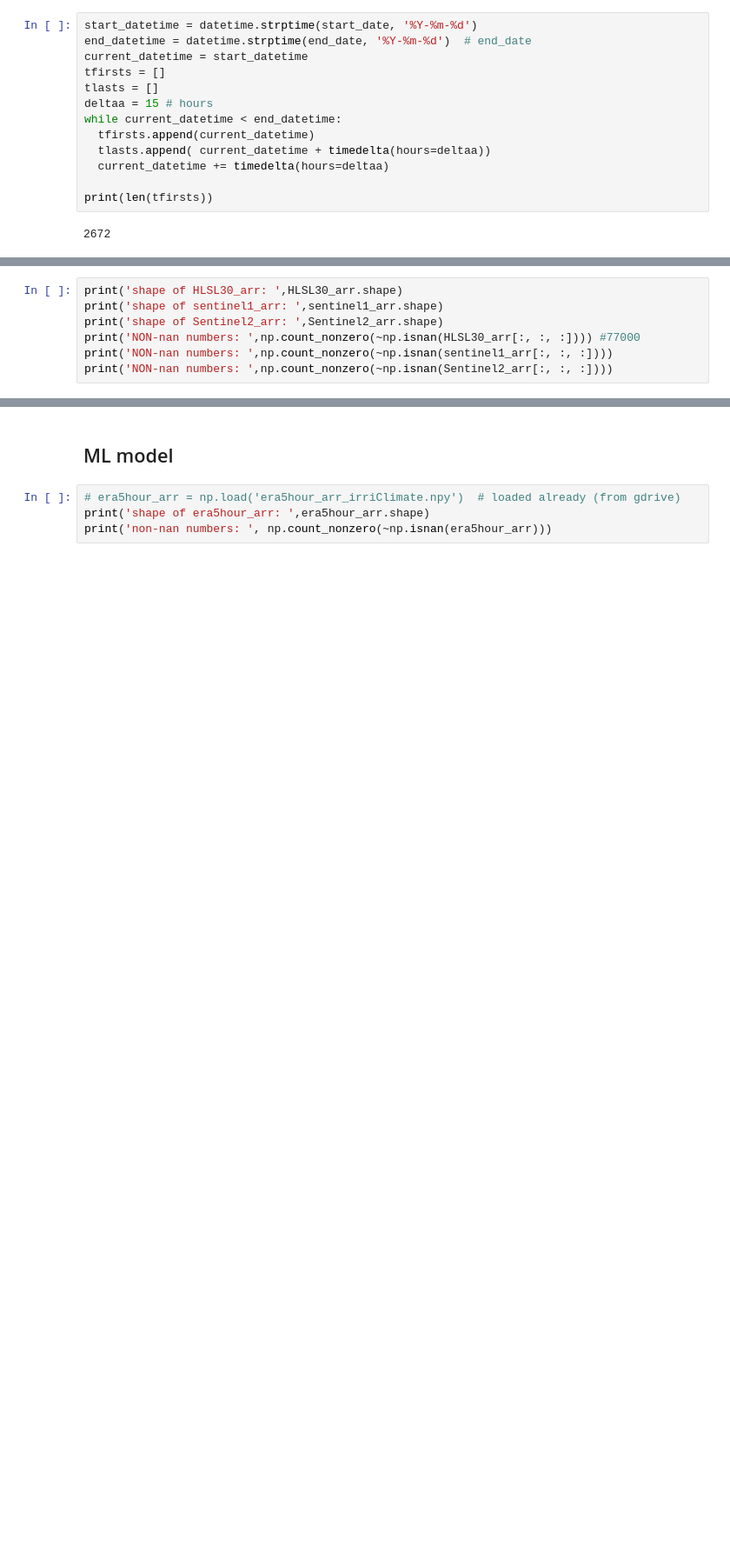
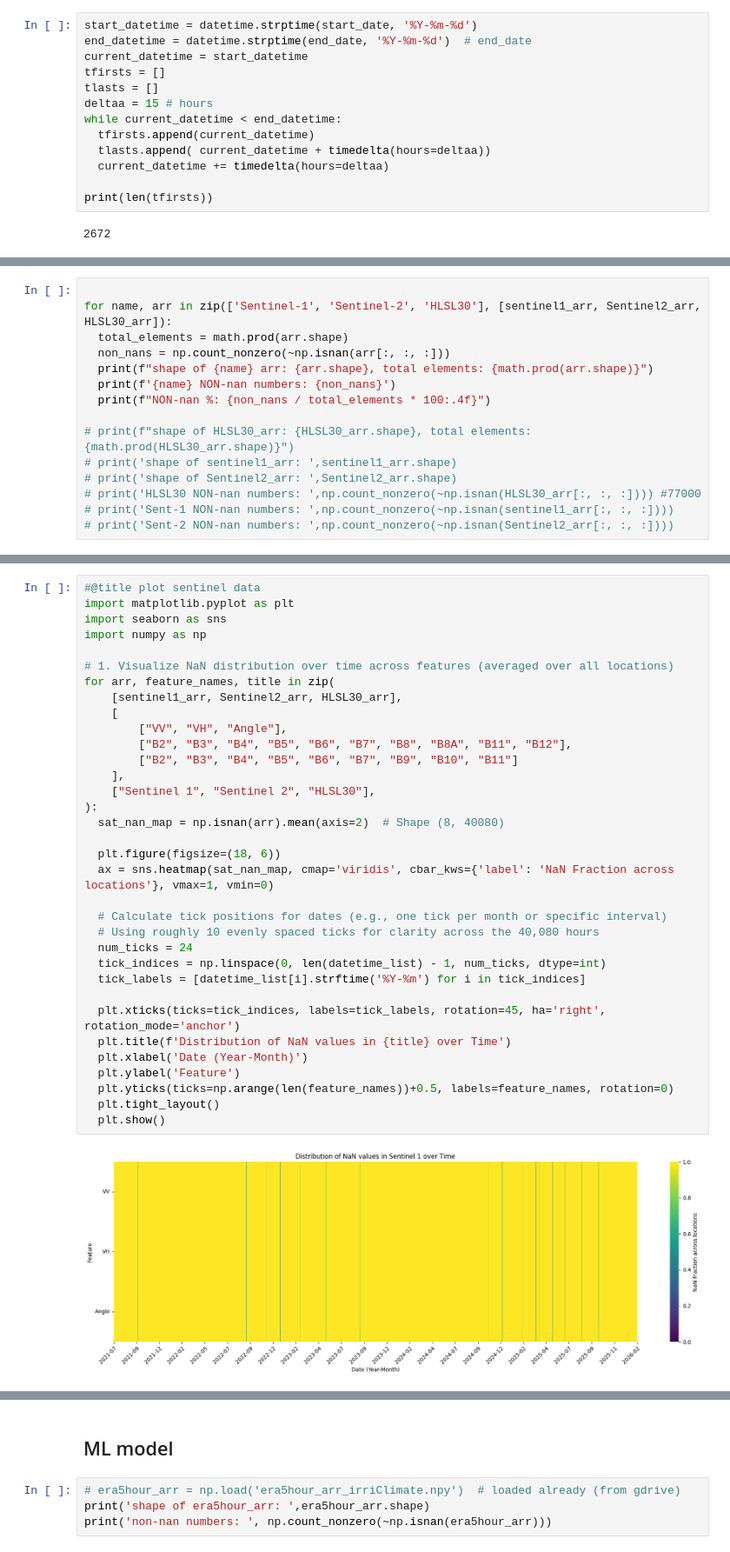
Before and after one commit to ilmcconnell/HRSM, a Jupyter notebook: HRSM_MAPPING_ML_pipeline_multiplePoints.ipynb, the cells around one changed output, grey strips where cells are left out. Shown at 87% size. Cells and saved outputs as stored; diff of their text form; blank space fills up the shorter version.

```diff
--- a/HRSM_MAPPING_ML_pipeline_multiplePoints.ipynb
+++ b/HRSM_MAPPING_ML_pipeline_multiplePoints.ipynb
@@ -1271,8 +1366,16 @@ done
 # %%
-print('shape of HLSL30_arr: ',HLSL30_arr.shape)
-print('shape of sentinel1_arr: ',sentinel1_arr.shape)
-print('shape of Sentinel2_arr: ',Sentinel2_arr.shape)
-print('NON-nan numbers: ',np.count_nonzero(~np.isnan(HLSL30_arr[:, :, :]))) #77000
-print('NON-nan numbers: ',np.count_nonzero(~np.isnan(sentinel1_arr[:, :, :])))
-print('NON-nan numbers: ',np.count_nonzero(~np.isnan(Sentinel2_arr[:, :, :])))
+
+for name, arr in zip(['Sentinel-1', 'Sentinel-2', 'HLSL30'], [sentinel1_arr, Sentinel2_arr, HLSL30_arr]):
+  total_elements = math.prod(arr.shape)
+  non_nans = np.count_nonzero(~np.isnan(arr[:, :, :]))
+  print(f"shape of {name} arr: {arr.shape}, total elements: {math.prod(arr.shape)}")
+  print(f'{name} NON-nan numbers: {non_nans}')
+  print(f"NON-nan %: {non_nans / total_elements * 100:.4f}")
+
+# print(f"shape of HLSL30_arr: {HLSL30_arr.shape}, total elements: {math.prod(HLSL30_arr.shape)}")
+# print('shape of sentinel1_arr: ',sentinel1_arr.shape)
+# print('shape of Sentinel2_arr: ',Sentinel2_arr.shape)
+# print('HLSL30 NON-nan numbers: ',np.count_nonzero(~np.isnan(HLSL30_arr[:, :, :]))) #77000
+# print('Sent-1 NON-nan numbers: ',np.count_nonzero(~np.isnan(sentinel1_arr[:, :, :])))
+# print('Sent-2 NON-nan numbers: ',np.count_nonzero(~np.isnan(Sentinel2_arr[:, :, :])))
 # %% [output]
@@ -1284,0 +1489,36 @@ NON-nan numbers:  0
+# %%
+#@title plot sentinel data
+import matplotlib.pyplot as plt
+import seaborn as sns
+import numpy as np
+
+# 1. Visualize NaN distribution over time across features (averaged over all locations)
+for arr, feature_names, title in zip(
+    [sentinel1_arr, Sentinel2_arr, HLSL30_arr],
+    [
+        ["VV", "VH", "Angle"],
+        ["B2", "B3", "B4", "B5", "B6", "B7", "B8", "B8A", "B11", "B12"],
+        ["B2", "B3", "B4", "B5", "B6", "B7", "B9", "B10", "B11"]
+    ],
+    ["Sentinel 1", "Sentinel 2", "HLSL30"],
+):
+  sat_nan_map = np.isnan(arr).mean(axis=2)  # Shape (8, 40080)
+
+  plt.figure(figsize=(18, 6))
+  ax = sns.heatmap(sat_nan_map, cmap='viridis', cbar_kws={'label': 'NaN Fraction across locations'}, vmax=1, vmin=0)
+
+  # Calculate tick positions for dates (e.g., one tick per month or specific interval)
+  # Using roughly 10 evenly spaced ticks for clarity across the 40,080 hours
+  num_ticks = 24
+  tick_indices = np.linspace(0, len(datetime_list) - 1, num_ticks, dtype=int)
+  tick_labels = [datetime_list[i].strftime('%Y-%m') for i in tick_indices]
+
+  plt.xticks(ticks=tick_indices, labels=tick_labels, rotation=45, ha='right', rotation_mode='anchor')
+  plt.title(f'Distribution of NaN values in {title} over Time')
+  plt.xlabel('Date (Year-Month)')
+  plt.ylabel('Feature')
+  plt.yticks(ticks=np.arange(len(feature_names))+0.5, labels=feature_names, rotation=0)
+  plt.tight_layout()
+  plt.show()
+# %% [output]
+[figure, added]
```
Also changed, not shown: parts of 15 cells of this notebook.
